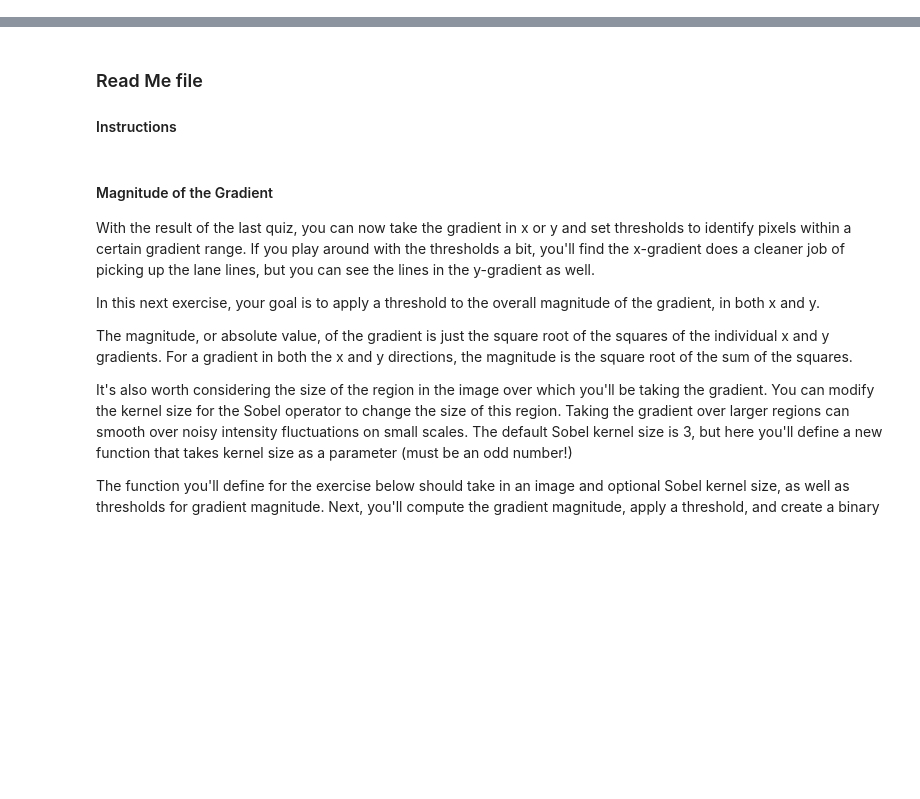
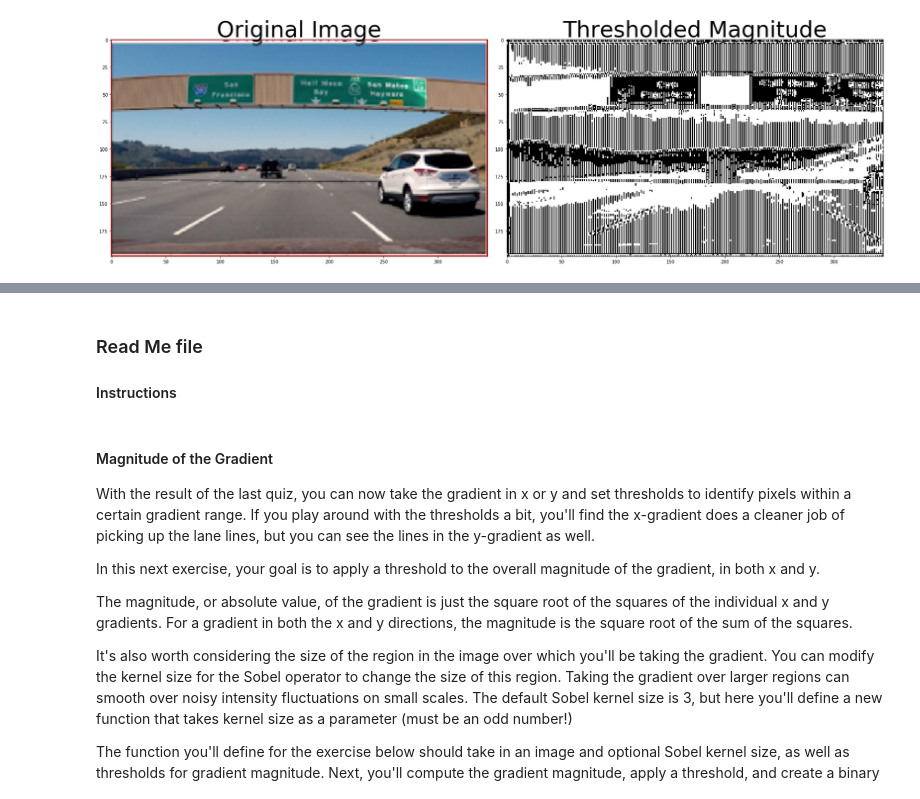
Before and after one commit to SherylHohman/CarND-Advanced-Lane_Lines-Exercises, a Jupyter notebook: L_22_magnitude_of_gradient.ipynb, the cells around one changed output, grey strips where cells are left out. Drawn from its saved outputs; the diff is of its cells as text; code cells hidden in the pictures; blank space fills up the shorter version.

Commit message:
finish mag_thresh function

```diff
--- a/L_22_magnitude_of_gradient.ipynb
+++ b/L_22_magnitude_of_gradient.ipynb
@@ -11,31 +13,49 @@ import matplotlib.image as mpimg
 import pickle
 
 
 # Read in an image
 image = mpimg.imread('signs_vehicles_xygrad.png')
 
 # Define a function that applies Sobel x and y,
 # then computes the magnitude of the gradient
 # and applies a threshold
 def mag_thresh(img, sobel_kernel=3, mag_thresh=(0, 255)):
 
     # Apply the following steps to img
     # 1) Convert to grayscale
+    gray = cv2.cvtColor(img, cv2.COLOR_RGB2GRAY)
+
     # 2) Take the gradient in x and y separately
+    sobelx = cv2.Sobel(gray, cv2.CV_64F, 1, 0, ksize=sobel_kernel)
+    sobely = cv2.Sobel(gray, cv2.CV_64F, 0, 1, ksize=sobel_kernel)
+
     # 3) Calculate the magnitude
+    abs_sobel = np.sqrt(np.square(sobelx) + np.square(sobely))
+
     # 4) Scale to 8-bit (0 - 255) and convert to type = np.uint8
+    scaled = np.uint8(255 * abs_sobel/np.max(abs_sobel))
+
     # 5) Create a binary mask where mag thresholds are met
+    binary_output = np.zeros_like(gray)
+    binary_output[ ((scaled >= mag_thresh[0]) & (scaled <= mag_thresh[1])) ] = 1
+
     # 6) Return this mask as your binary_output image
-    binary_output = np.copy(img) # Remove this line
+    #binary_output = np.copy(img) # Remove this line
     return binary_output
 
 # Run the function
 mag_binary = mag_thresh(image, sobel_kernel=3, mag_thresh=(30, 100))
+
 # Plot the result
 f, (ax1, ax2) = plt.subplots(1, 2, figsize=(24, 9))
 f.tight_layout()
+
 ax1.imshow(image)
 ax1.set_title('Original Image', fontsize=50)
+
 ax2.imshow(mag_binary, cmap='gray')
 ax2.set_title('Thresholded Magnitude', fontsize=50)
+
 plt.subplots_adjust(left=0., right=1, top=0.9, bottom=0.)
+# %% [output]
+[figure, added]
```
Also changed, not shown: parts of 3 cells of this notebook, 3 other files.
